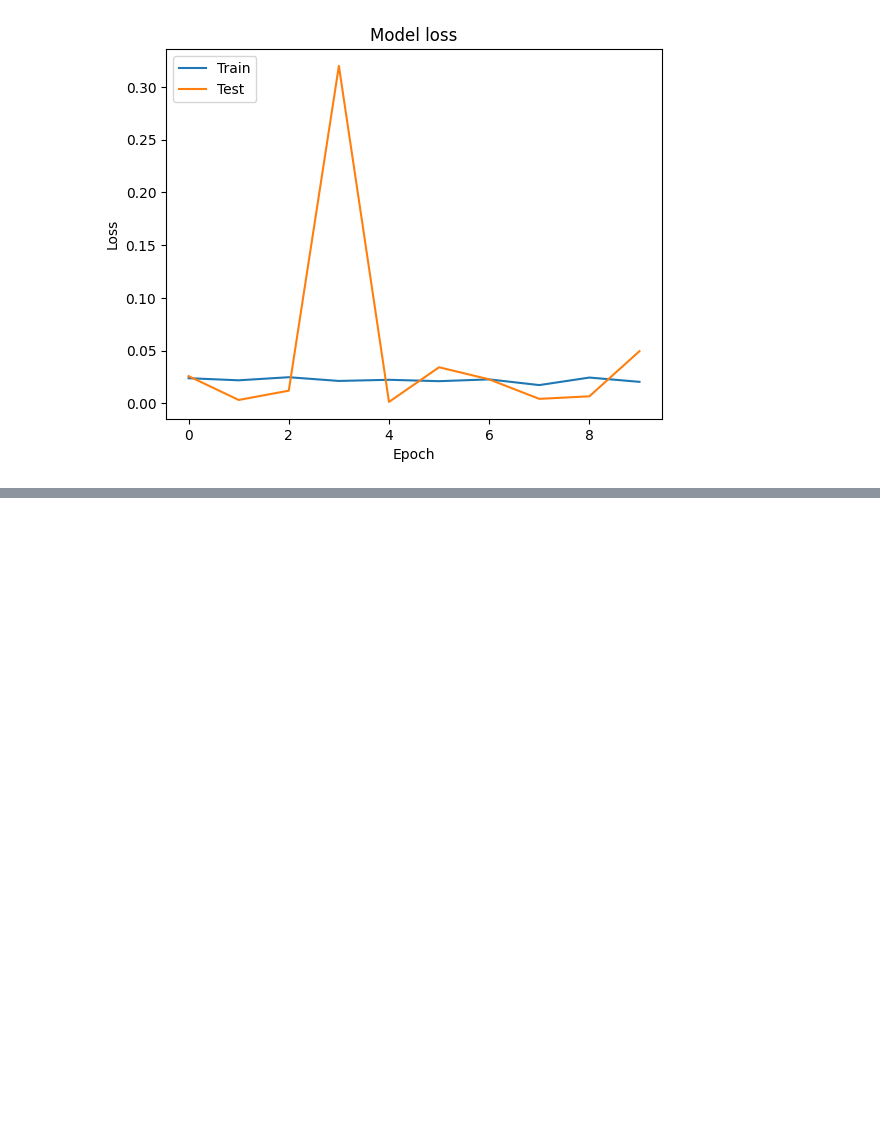
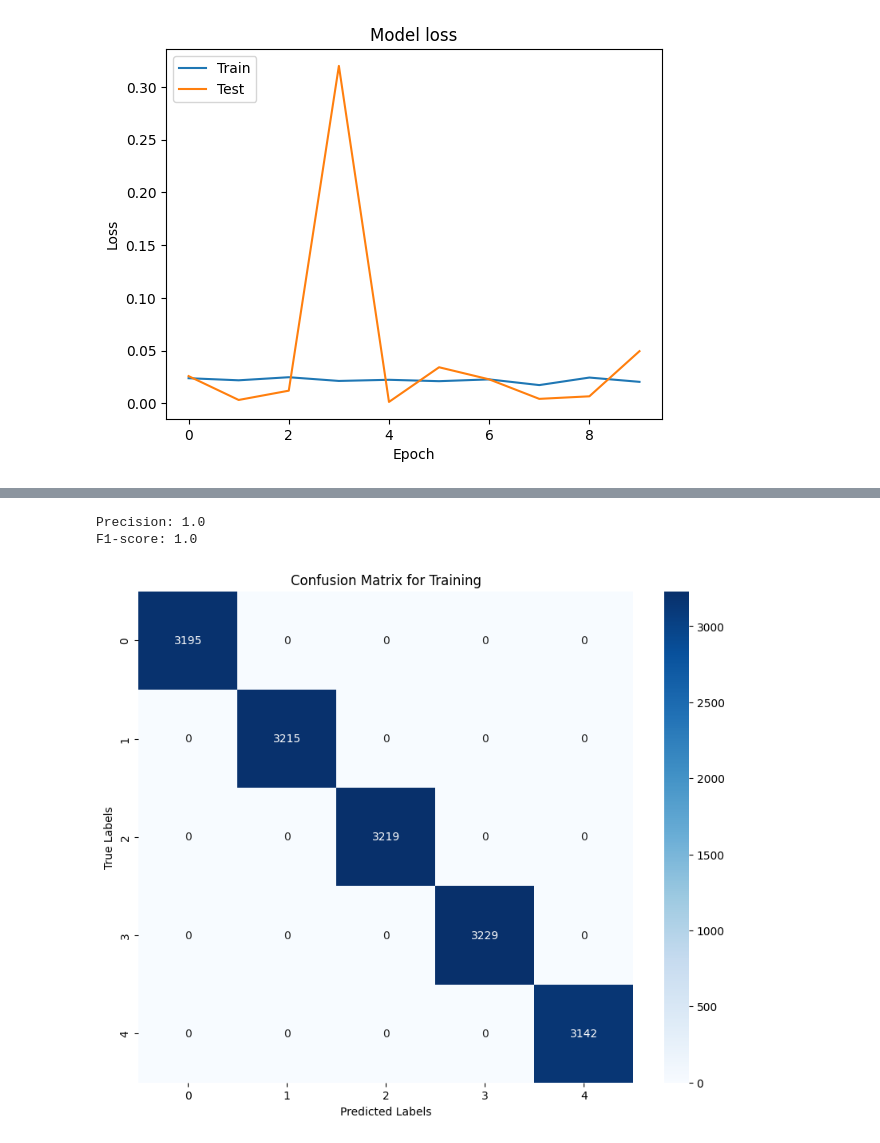
Before and after one commit to sumanapalle065/LC25000-Hybrid-Architecture-using-DL, a Jupyter notebook: mobilenetv2.ipynb, the cells around one changed output, grey strips where cells are left out. Drawn from its saved outputs; the diff is of its cells as text; code cells hidden in the pictures; blank space fills up the shorter version.

```diff
--- a/mobilenetv2.ipynb
+++ b/mobilenetv2.ipynb
@@ -395,0 +414,7 @@ matplotlib.show()
+# %%
+
+# Use the hybrid_model1 to provide predictions for the training fold.
+y_pred = hybrid_model1.predict(X_train_fold)
+
+# Create class labels based on the anticipated probability.
+y_pred_classes = np.argmax(y_pred, axis=1)
@@ -395,0 +423,32 @@ matplotlib.show()
+# %%
+y_train_fold = np.argmax(y_train_fold, axis=1)
+# %%
+# Calculate average precision score over predicted classes
+precision = precision_score(y_train_fold, y_pred_classes, average='weighted')
+#averages precisions of all classes weighted by their frequency
+f1 = f1_score(y_train_fold, y_pred_classes, average='weighted')
+# Calculates F1 score over predicted classes
+print("Precision:", precision)
+# Print the average precision score on training data
+print("F1-score:", f1)#Print the training F1 score
+# %% [output]
+Precision: 1.0
+F1-score: 1.0
+# %%
+# True-label-based confusion matrix and class-label-based predictions
+cm = confusion_matrix(y_train_fold, y_pred_classes)
+# The confusion matrix is the number of correct and incorrect predictions for each class as classified in true positives,
+matplotlib.figure(figsize=(10, 8))
+# Adjust figure size such that it fits large enough for clear display in the heatmap
+sns.heatmap(cm, annot=True, fmt='d', cmap='Blues', xticklabels=range(5), yticklabels=range(5))
+#Use seaborn's heatmap to show the confusion matrix with annotations
+matplotlib.xlabel('Predicted Labels')
+#Apply the color map to 'Blues' so that the heatmap looks quite pretty.
+matplotlib.ylabel('True Labels')
+#Set up the x-axis and y-axis labels to show the predicted labels and the true labels, respectively.
+matplotlib.title('Confusion Matrix for Training')
+# Displaying a title to the confusion matrix heatmap indicating which it shows is the training data confusion matrix
+# Displaying the confusion matrix heatmap
+matplotlib.show()
+# %% [output]
+[figure, added]
```
Also changed, not shown: parts of 3 cells of this notebook.
